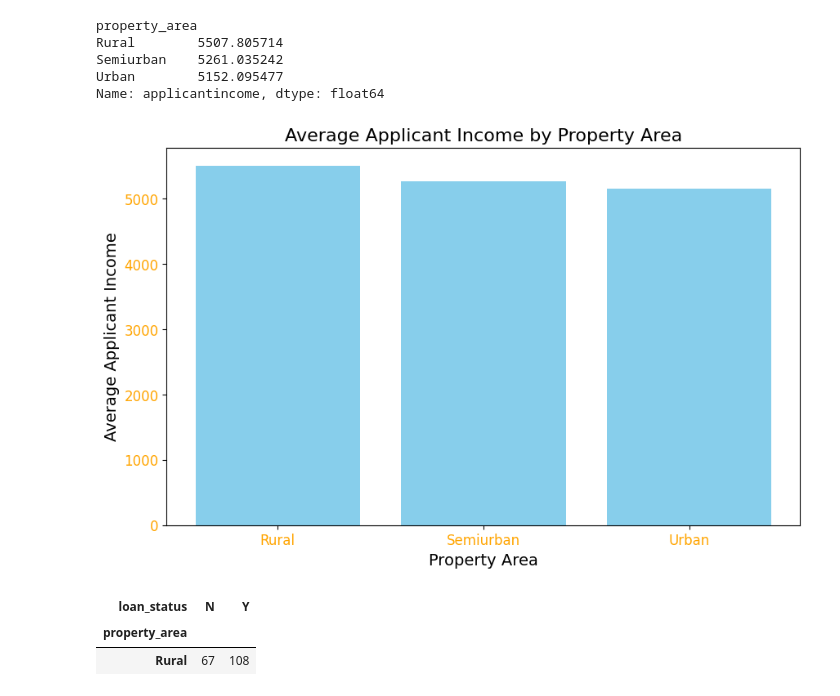
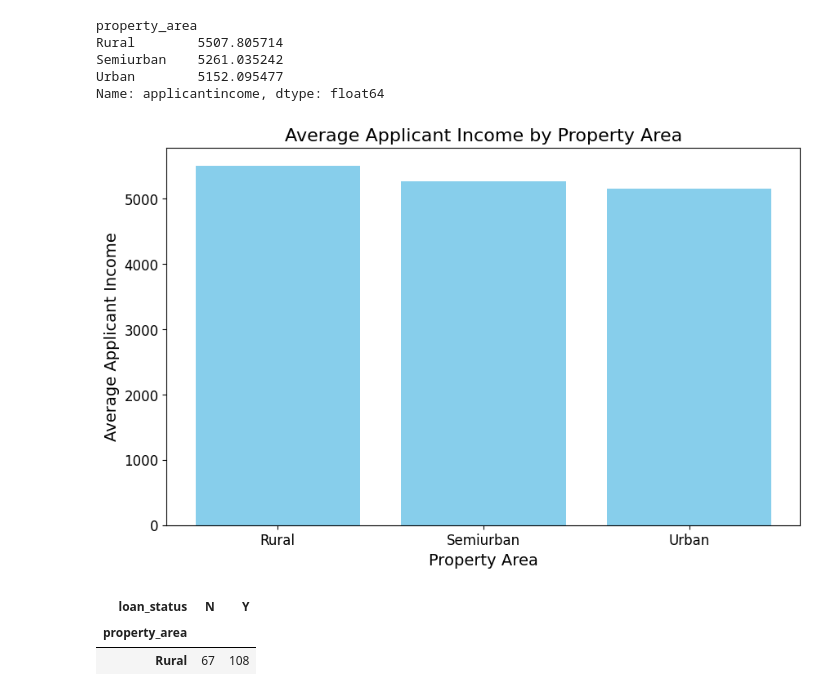
Before and after one commit to MC993/home_loan_approval, a Jupyter notebook: home_loan_notebook.ipynb, the cells around one changed output. Cells and saved outputs as stored; diff of their text form; code cells hidden in the pictures.

```diff
--- a/home_loan_notebook.ipynb
+++ b/home_loan_notebook.ipynb
@@ -131,22 +132,22 @@ Name: applicantincome, dtype: float64
 # %%
 #plotting the grouped data
 
 bars = property_grouped.index
 height = property_grouped.values
 x_pos = range(len(bars))
 
 plt.figure(figsize=(10, 6))
 plt.bar(x_pos, height, color='skyblue')
 
-plt.xticks(x_pos, bars, color='orange', fontsize=12)
-plt.yticks(color='orange', fontsize=12)
+plt.xticks(x_pos, bars, color='black', fontsize=12)
+plt.yticks(color='black', fontsize=12)
 plt.xlabel('Property Area', fontsize=14)
 plt.ylabel('Average Applicant Income', fontsize=14)
 plt.title('Average Applicant Income by Property Area', fontsize=16)
 
 plt.show()
 # %% [output]
-[figure, old version]
+[figure, new version]
 # %%
 property_filtered_rural = train.copy()
 
```
Also changed, not shown: parts of 30 cells of this notebook.
